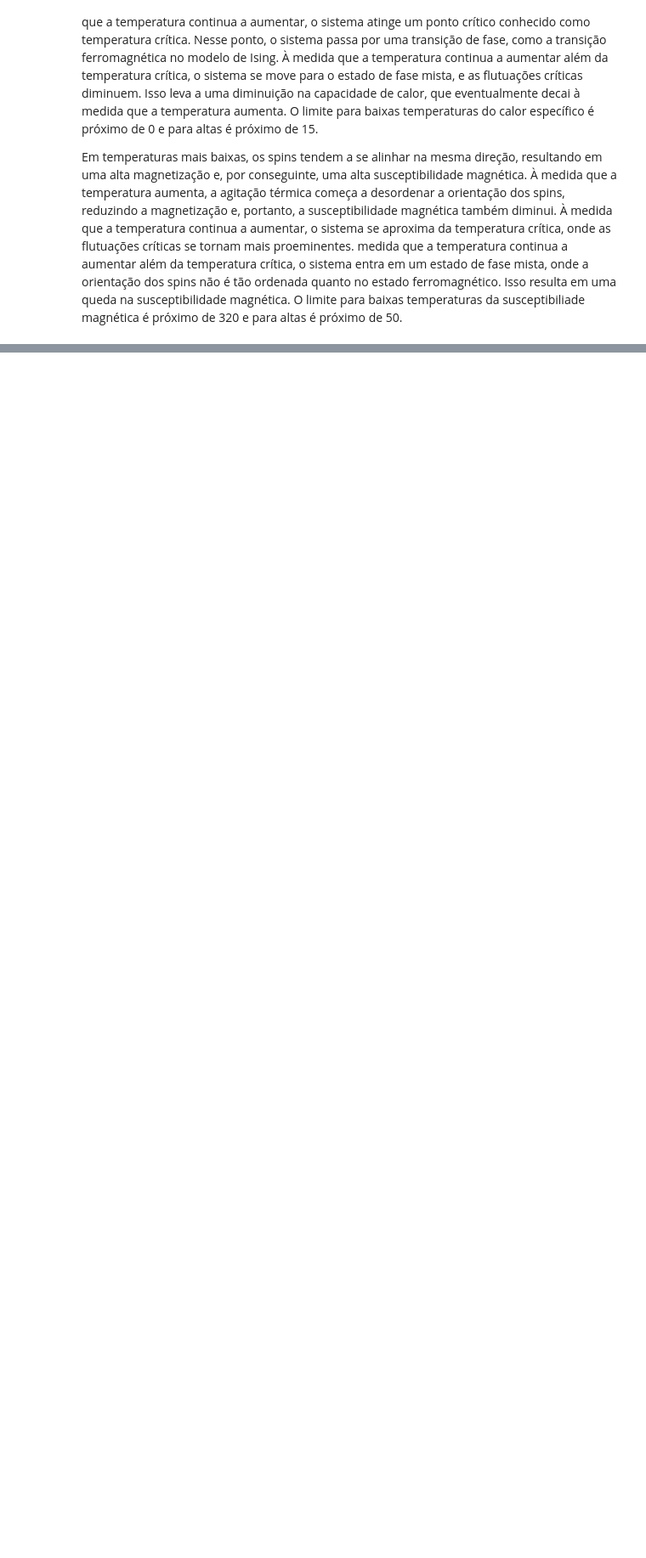
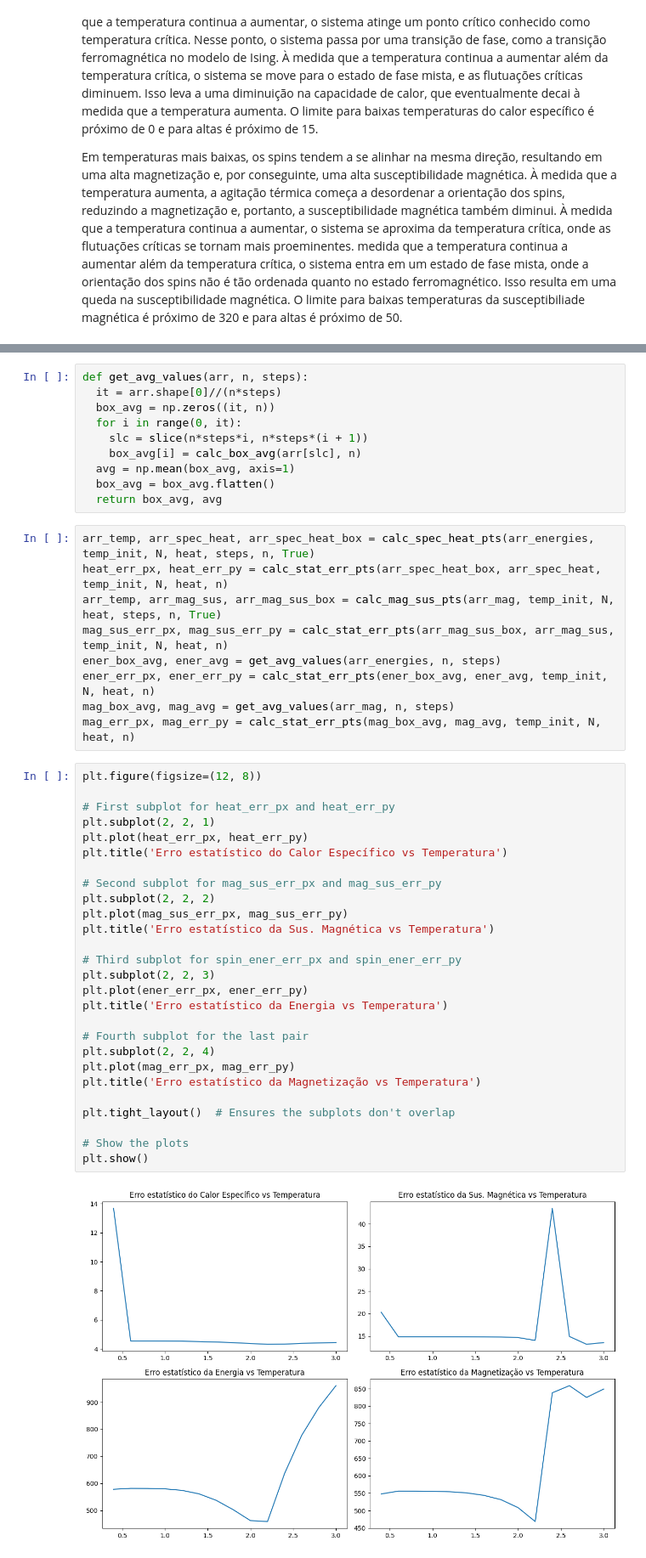
Before and after one commit to gabrielliman/Ising-Model, a Jupyter notebook: IFC_IsingModel-cp.ipynb, the cells around one changed output, grey strips where cells are left out. Shown at 85% size. Cells and saved outputs as stored; diff of their text form; blank space fills up the shorter version.

```diff
--- a/IFC_IsingModel-cp.ipynb
+++ b/IFC_IsingModel-cp.ipynb
@@ -865,0 +897,48 @@ plt.show()
+# %%
+def get_avg_values(arr, n, steps):
+  it = arr.shape[0]//(n*steps)
+  box_avg = np.zeros((it, n))
+  for i in range(0, it):
+    slc = slice(n*steps*i, n*steps*(i + 1))
+    box_avg[i] = calc_box_avg(arr[slc], n)
+  avg = np.mean(box_avg, axis=1)
+  box_avg = box_avg.flatten()
+  return box_avg, avg
+# %%
+arr_temp, arr_spec_heat, arr_spec_heat_box = calc_spec_heat_pts(arr_energies, temp_init, N, heat, steps, n, True)
+heat_err_px, heat_err_py = calc_stat_err_pts(arr_spec_heat_box, arr_spec_heat, temp_init, N, heat, n)
+arr_temp, arr_mag_sus, arr_mag_sus_box = calc_mag_sus_pts(arr_mag, temp_init, N, heat, steps, n, True)
+mag_sus_err_px, mag_sus_err_py = calc_stat_err_pts(arr_mag_sus_box, arr_mag_sus, temp_init, N, heat, n)
+ener_box_avg, ener_avg = get_avg_values(arr_energies, n, steps)
+ener_err_px, ener_err_py = calc_stat_err_pts(ener_box_avg, ener_avg, temp_init, N, heat, n)
+mag_box_avg, mag_avg = get_avg_values(arr_mag, n, steps)
+mag_err_px, mag_err_py = calc_stat_err_pts(mag_box_avg, mag_avg, temp_init, N, heat, n)
+# %%
+plt.figure(figsize=(12, 8))
+
+# First subplot for heat_err_px and heat_err_py
+plt.subplot(2, 2, 1)
+plt.plot(heat_err_px, heat_err_py)
+plt.title('Erro estatístico do Calor Específico vs Temperatura')
+
+# Second subplot for mag_sus_err_px and mag_sus_err_py
+plt.subplot(2, 2, 2)
+plt.plot(mag_sus_err_px, mag_sus_err_py)
+plt.title('Erro estatístico da Sus. Magnética vs Temperatura')
+
+# Third subplot for spin_ener_err_px and spin_ener_err_py
+plt.subplot(2, 2, 3)
+plt.plot(ener_err_px, ener_err_py)
+plt.title('Erro estatístico da Energia vs Temperatura')
+
+# Fourth subplot for the last pair
+plt.subplot(2, 2, 4)
+plt.plot(mag_err_px, mag_err_py)
+plt.title('Erro estatístico da Magnetização vs Temperatura')
+
+plt.tight_layout()  # Ensures the subplots don't overlap
+
+# Show the plots
+plt.show()
+# %% [output]
+[figure, added]
```
Also changed, not shown: parts of 26 cells of this notebook.
